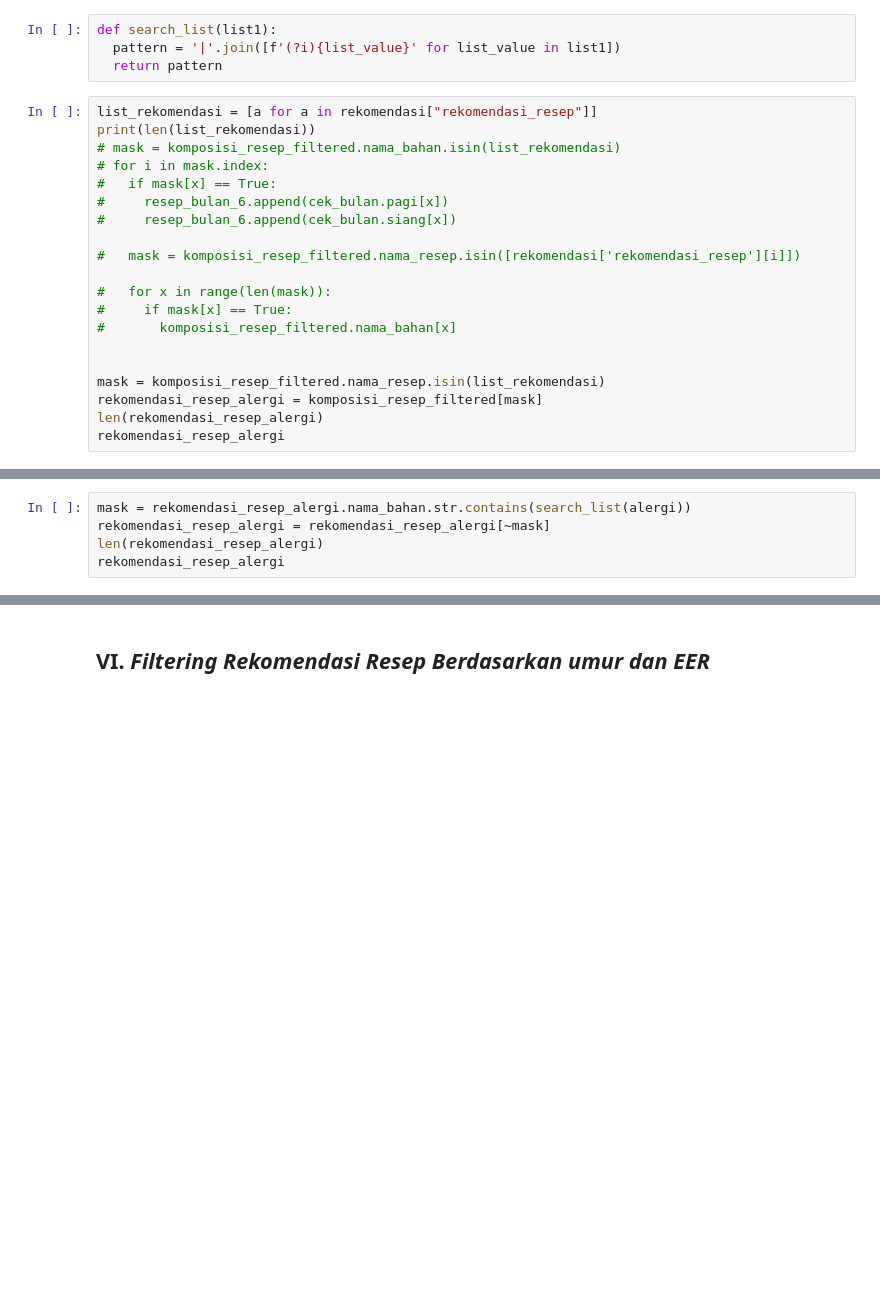
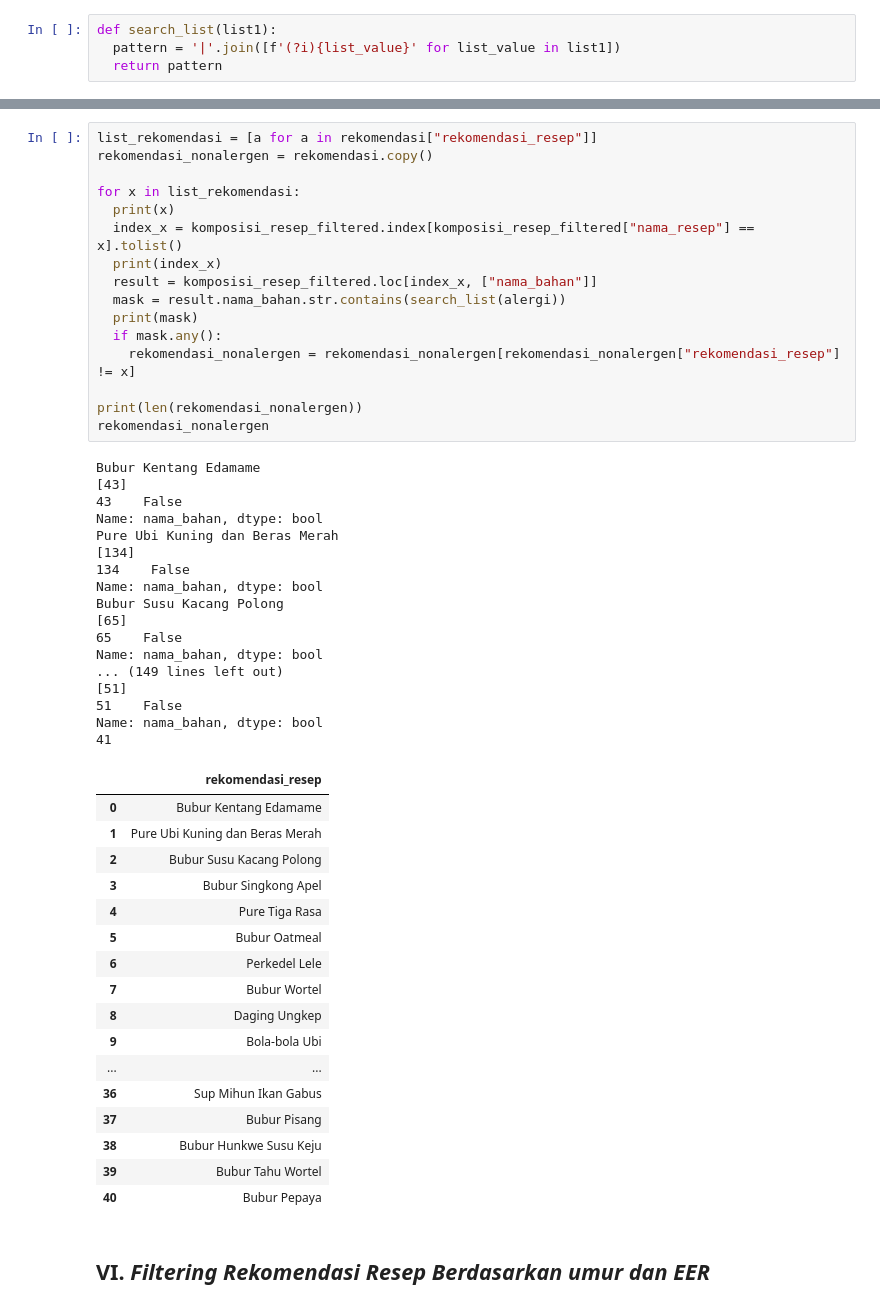
Before and after one commit to fathur666/SIMPASI, a Jupyter notebook: SIMPASI_MODEL.ipynb, the cells around one changed output, grey strips where cells are left out. Cells and saved outputs as stored; diff of their text form; blank space fills up the shorter version.

```diff
--- a/SIMPASI_MODEL.ipynb
+++ b/SIMPASI_MODEL.ipynb
@@ -739,23 +917,3 @@ rekomendasi.head()
 def search_list(list1):
   pattern = '|'.join([f'(?i){list_value}' for list_value in list1])
   return pattern
-# %%
-list_rekomendasi = [a for a in rekomendasi["rekomendasi_resep"]]
-print(len(list_rekomendasi))
-# mask = komposisi_resep_filtered.nama_bahan.isin(list_rekomendasi)
-# for i in mask.index:
-#   if mask[x] == True:
-#     resep_bulan_6.append(cek_bulan.pagi[x])
-#     resep_bulan_6.append(cek_bulan.siang[x])
-
-#   mask = komposisi_resep_filtered.nama_resep.isin([rekomendasi['rekomendasi_resep'][i]])
-
-#   for x in range(len(mask)):
-#     if mask[x] == True:
-#       komposisi_resep_filtered.nama_bahan[x]
-
-
-mask = komposisi_resep_filtered.nama_resep.isin(list_rekomendasi)
-rekomendasi_resep_alergi = komposisi_resep_filtered[mask]
-len(rekomendasi_resep_alergi)
-rekomendasi_resep_alergi
@@ -781,5 +919,0 @@ rekomendasi_resep_alergi
-# %%
-mask = rekomendasi_resep_alergi.nama_bahan.str.contains(search_list(alergi))
-rekomendasi_resep_alergi = rekomendasi_resep_alergi[~mask]
-len(rekomendasi_resep_alergi)
-rekomendasi_resep_alergi
@@ -805,2 +920,53 @@ rekomendasi_resep_alergi
+# %%
+list_rekomendasi = [a for a in rekomendasi["rekomendasi_resep"]]
+rekomendasi_nonalergen = rekomendasi.copy()
+
+for x in list_rekomendasi:
+  print(x)
+  index_x = komposisi_resep_filtered.index[komposisi_resep_filtered["nama_resep"] == x].tolist()
+  print(index_x)
+  result = komposisi_resep_filtered.loc[index_x, ["nama_bahan"]]
+  mask = result.nama_bahan.str.contains(search_list(alergi))
+  print(mask)
+  if mask.any():
+    rekomendasi_nonalergen = rekomendasi_nonalergen[rekomendasi_nonalergen["rekomendasi_resep"] != x]
+
+print(len(rekomendasi_nonalergen))
+rekomendasi_nonalergen
+# %% [output]
+Bubur Kentang Edamame
+[43]
+43    False
+Name: nama_bahan, dtype: bool
+Pure Ubi Kuning dan Beras Merah
+[134]
+134    False
+Name: nama_bahan, dtype: bool
+Bubur Susu Kacang Polong
+[65]
+65    False
+Name: nama_bahan, dtype: bool
+... (149 lines left out)
+[51]
+51    False
+Name: nama_bahan, dtype: bool
+41
+|  | rekomendasi_resep |
+| 0 | Bubur Kentang Edamame |
+| 1 | Pure Ubi Kuning dan Beras Merah |
+| 2 | Bubur Susu Kacang Polong |
+| 3 | Bubur Singkong Apel |
+| 4 | Pure Tiga Rasa |
+| 5 | Bubur Oatmeal |
+| 6 | Perkedel Lele |
+| 7 | Bubur Wortel |
+| 8 | Daging Ungkep |
+| 9 | Bola-bola Ubi |
+| ... | ... |
+| 36 | Sup Mihun Ikan Gabus |
+| 37 | Bubur Pisang |
+| 38 | Bubur Hunkwe Susu Keju |
+| 39 | Bubur Tahu Wortel |
+| 40 | Bubur Pepaya |
 # %% [markdown]
 ## VI. *Filtering Rekomendasi Resep Berdasarkan umur dan EER*
```
Also changed, not shown: parts of 52 cells of this notebook.
